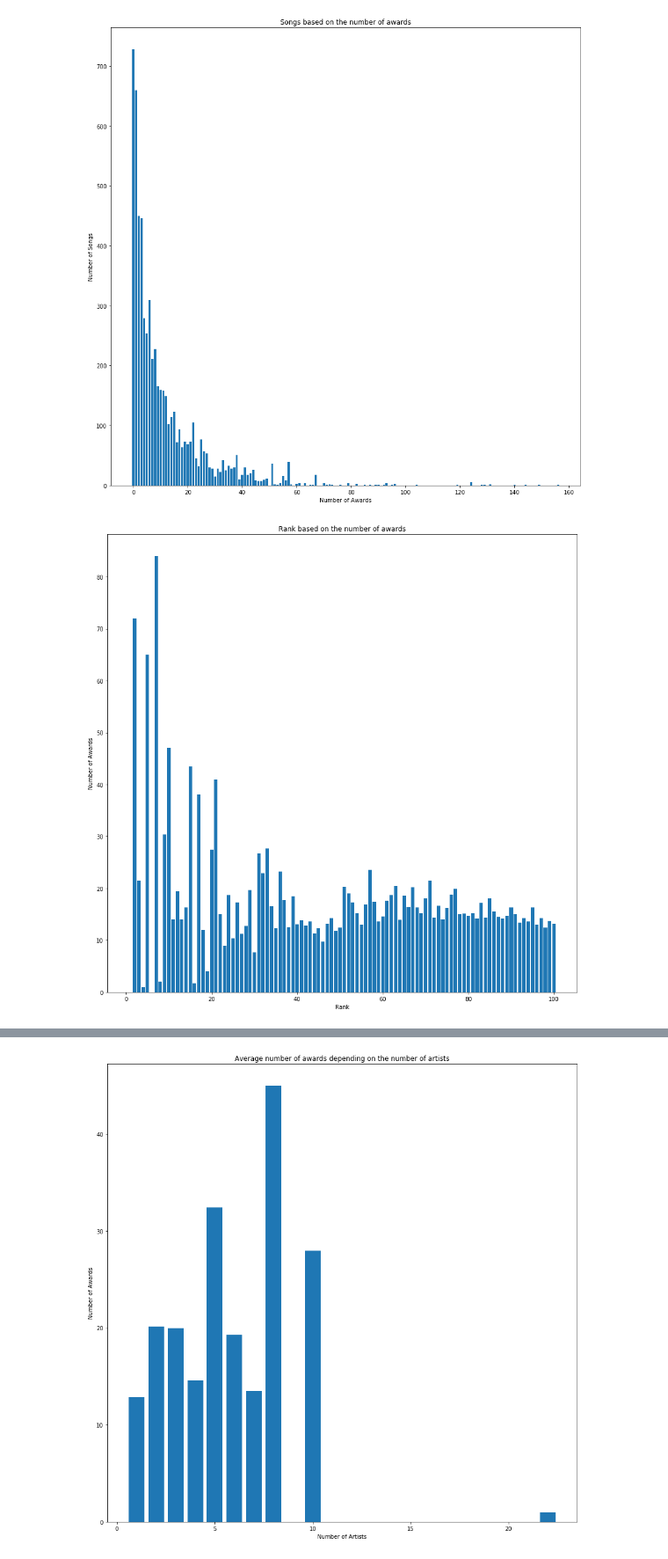
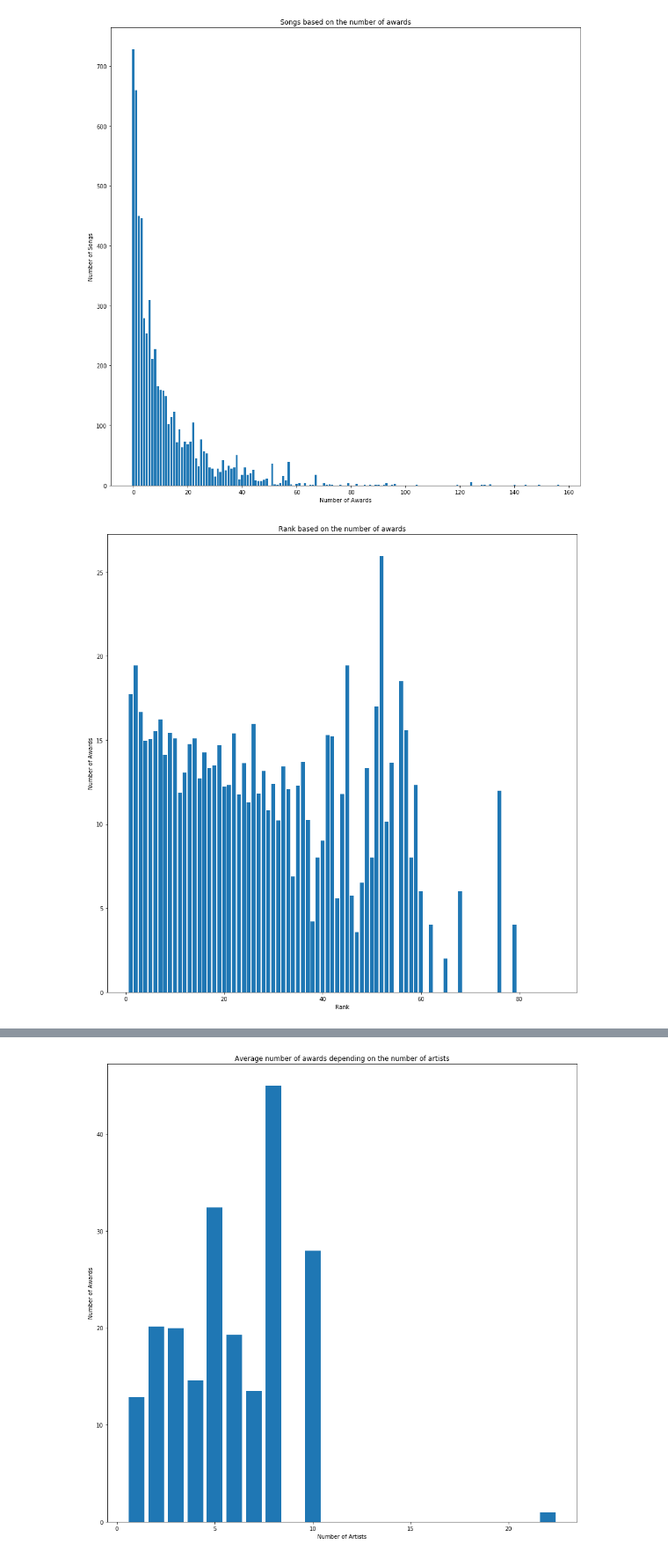
Before and after one commit to Weulass/Billboard-analytics, a Jupyter notebook: Aggregating.ipynb, the cells around one changed output, grey strips where cells are left out. Shown: that part at 88% size. Cells and saved outputs as stored; diff of their text form; code cells hidden in the pictures.

```diff
--- a/Aggregating.ipynb
+++ b/Aggregating.ipynb
@@ -168,13 +168,13 @@ plt.show()
 # %% [output]
 [figure]
 # %%
-award_num = song_df.groupby("rank").mean()["award_num"]
+award_num = song_df.groupby("numberofappearances").mean()["award_num"]
 plt.figure(figsize=(15,15))
 plt.bar(award_num.index,award_num)
 plt.title("Rank based on the number of awards")
 plt.ylabel("Number of Awards")
 plt.xlabel("Rank")
 plt.show()
 # %% [output]
-[figure, old version]
+[figure, new version]
 # %%
```
Also changed, not shown: parts of 5 cells of this notebook, 1 other file.
